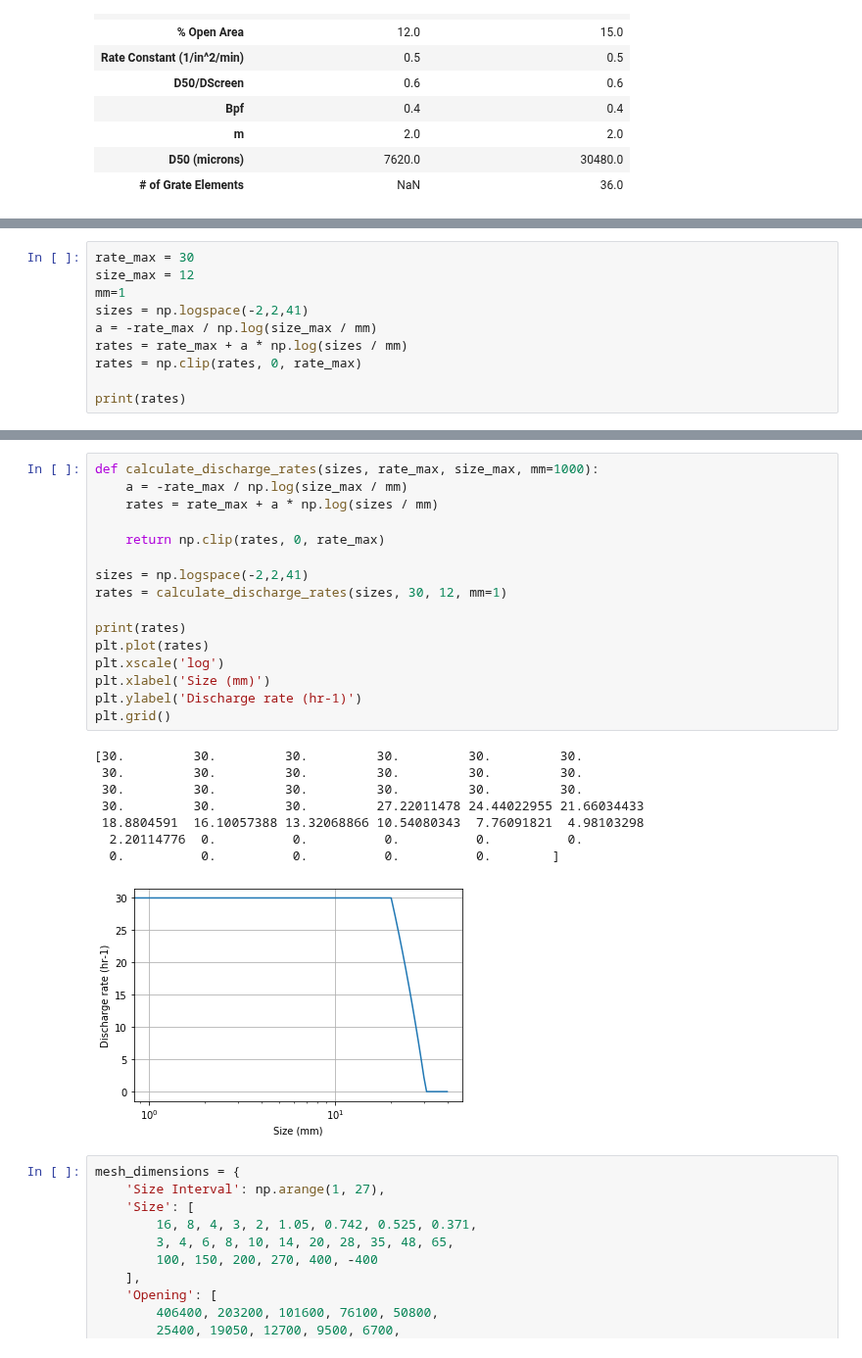
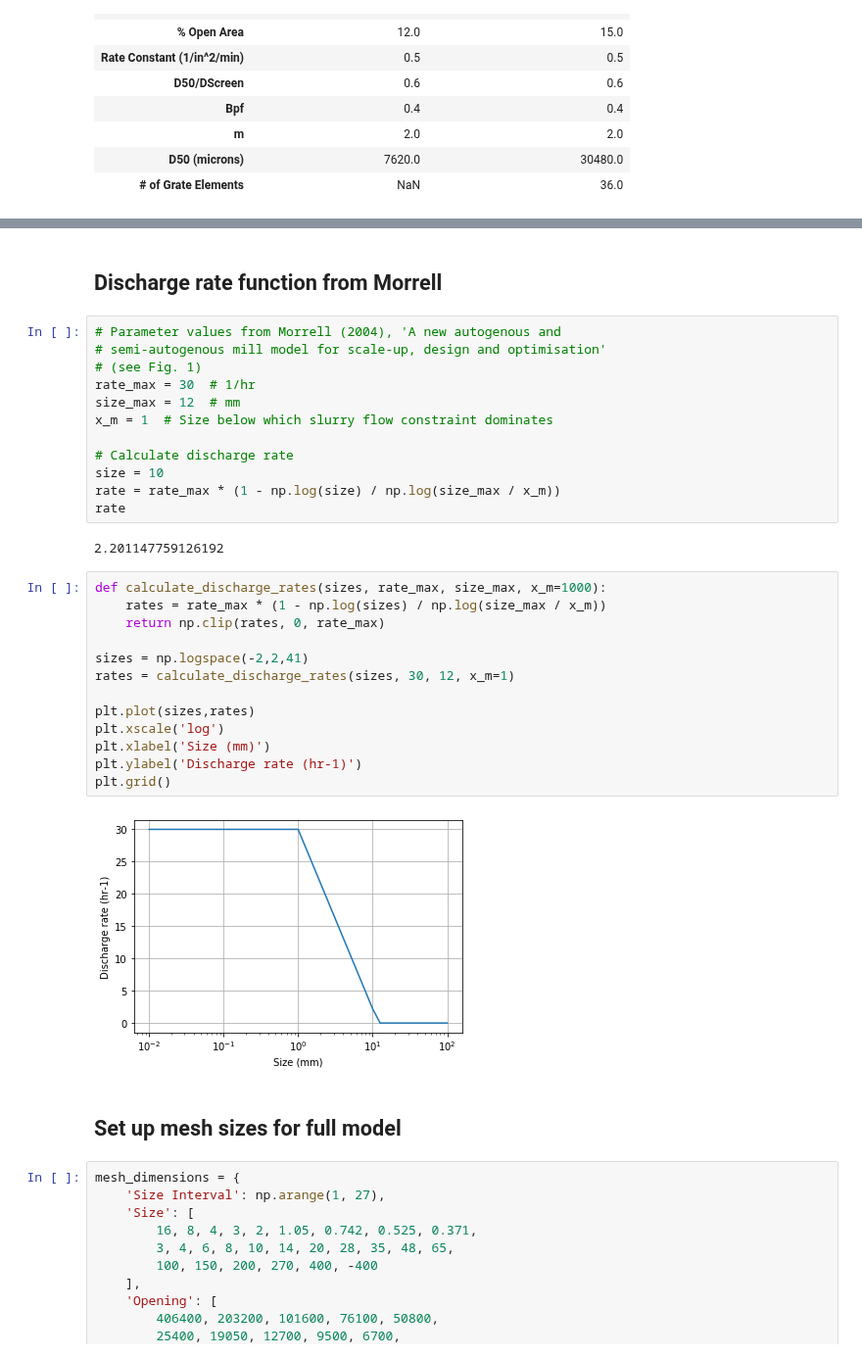
Before and after one commit to billtubbs/mech-575, a Jupyter notebook: code/python/project-grinding-dynamic-simulation-model.ipynb, the cells around one changed output, grey strips where cells are left out. Shown at 98% size. Saved outputs shown, nothing was run; the diff lists cells and outputs as text.

```diff
--- a/code/python/project-grinding-dynamic-simulation-model.ipynb
+++ b/code/python/project-grinding-dynamic-simulation-model.ipynb
@@ -316,10 +305,0 @@ Name: Opening, dtype: float64
-# %%
-rate_max = 30
-size_max = 12
-mm=1
-sizes = np.logspace(-2,2,41)
-a = -rate_max / np.log(size_max / mm)
-rates = rate_max + a * np.log(sizes / mm)
-rates = np.clip(rates, 0, rate_max)
-
-print(rates)
@@ -334,28 +306,36 @@ print(rates)
+# %% [markdown]
+## Discharge rate function from Morrell
+# %%
+# Parameter values from Morrell (2004), 'A new autogenous and
+# semi-autogenous mill model for scale-up, design and optimisation'
+# (see Fig. 1)
+rate_max = 30  # 1/hr
+size_max = 12  # mm
+x_m = 1  # Size below which slurry flow constraint dominates
+
+# Calculate discharge rate
+size = 10
+rate = rate_max * (1 - np.log(size) / np.log(size_max / x_m))
+rate
+# %% [output]
+2.201147759126192
 # %%
-def calculate_discharge_rates(sizes, rate_max, size_max, mm=1000):
-    a = -rate_max / np.log(size_max / mm)
-    rates = rate_max + a * np.log(sizes / mm)
-
+def calculate_discharge_rates(sizes, rate_max, size_max, x_m=1000):
+    rates = rate_max * (1 - np.log(sizes) / np.log(size_max / x_m))
     return np.clip(rates, 0, rate_max)
 
 sizes = np.logspace(-2,2,41)
-rates = calculate_discharge_rates(sizes, 30, 12, mm=1)
+rates = calculate_discharge_rates(sizes, 30, 12, x_m=1)
 
-print(rates)
-plt.plot(rates)
+plt.plot(sizes,rates)
 plt.xscale('log')
 plt.xlabel('Size (mm)')
 plt.ylabel('Discharge rate (hr-1)')
 plt.grid()
 # %% [output]
-[30.         30.         30.         30.         30.         30.
- 30.         30.         30.         30.         30.         30.
- 30.         30.         30.         30.         30.         30.
- 30.         30.         30.         27.22011478 24.44022955 21.66034433
- 18.8804591  16.10057388 13.32068866 10.54080343  7.76091821  4.98103298
-  2.20114776  0.          0.          0.          0.          0.
-  0.          0.          0.          0.          0.        ]
-[figure, old version]
+[figure, new version]
+# %% [markdown]
+## Set up mesh sizes for full model
 # %%
 mesh_dimensions = {
     'Size Interval': np.arange(1, 27),
```
Also changed, not shown: parts of 5 cells of this notebook.
